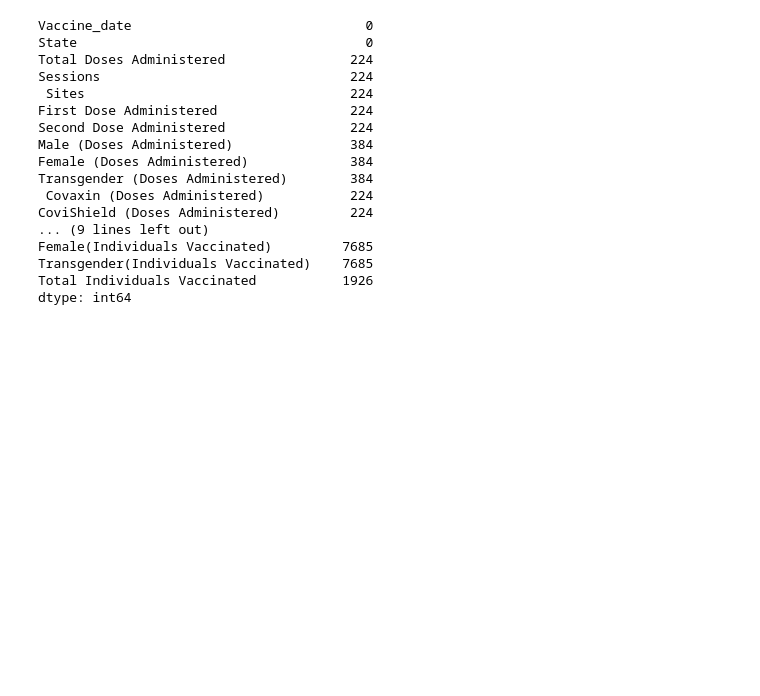
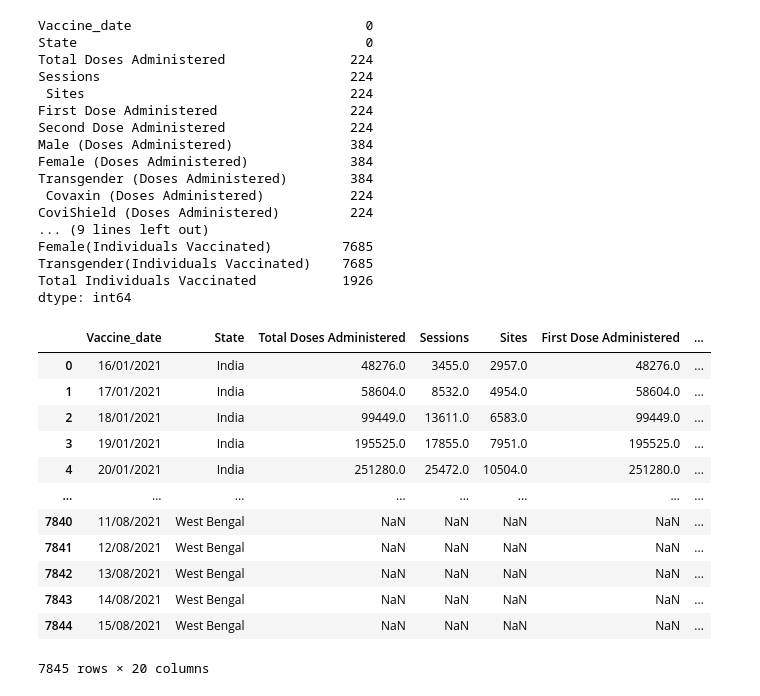
Before and after one commit to georgespicy/data-analysis, a Jupyter notebook: classProject.ipynb, the cells around one changed output. Saved outputs shown, nothing was run; the diff lists cells and outputs as text; code cells hidden in the pictures; blank space fills up the shorter version.

```diff
--- a/classProject.ipynb
+++ b/classProject.ipynb
@@ -153,0 +351,16 @@ dtype: int64
+# %%
+vaccine_df.drop(columns=["Sputnik V (Doses Administered)", "AEFI", "18-44 Years (Doses Administered)", "45-60 Years (Doses Administered)"])
+# %% [output]
+|  | Vaccine_date | State | Total Doses Administered | Sessions | Sites | First Dose Administered | ... |
+| 0 | 16/01/2021 | India | 48276.0 | 3455.0 | 2957.0 | 48276.0 | ... |
+| 1 | 17/01/2021 | India | 58604.0 | 8532.0 | 4954.0 | 58604.0 | ... |
+| 2 | 18/01/2021 | India | 99449.0 | 13611.0 | 6583.0 | 99449.0 | ... |
+| 3 | 19/01/2021 | India | 195525.0 | 17855.0 | 7951.0 | 195525.0 | ... |
+| 4 | 20/01/2021 | India | 251280.0 | 25472.0 | 10504.0 | 251280.0 | ... |
+| ... | ... | ... | ... | ... | ... | ... | ... |
+| 7840 | 11/08/2021 | West Bengal | NaN | NaN | NaN | NaN | ... |
+| 7841 | 12/08/2021 | West Bengal | NaN | NaN | NaN | NaN | ... |
+| 7842 | 13/08/2021 | West Bengal | NaN | NaN | NaN | NaN | ... |
+| 7843 | 14/08/2021 | West Bengal | NaN | NaN | NaN | NaN | ... |
+| 7844 | 15/08/2021 | West Bengal | NaN | NaN | NaN | NaN | ... |
+7845 rows × 20 columns
```
Also changed, not shown: parts of 19 cells of this notebook.
